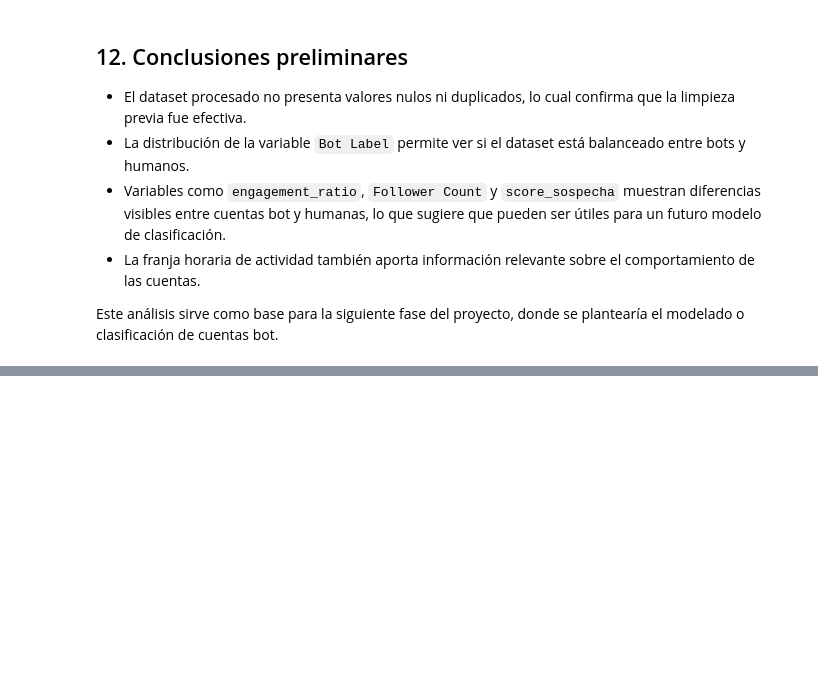
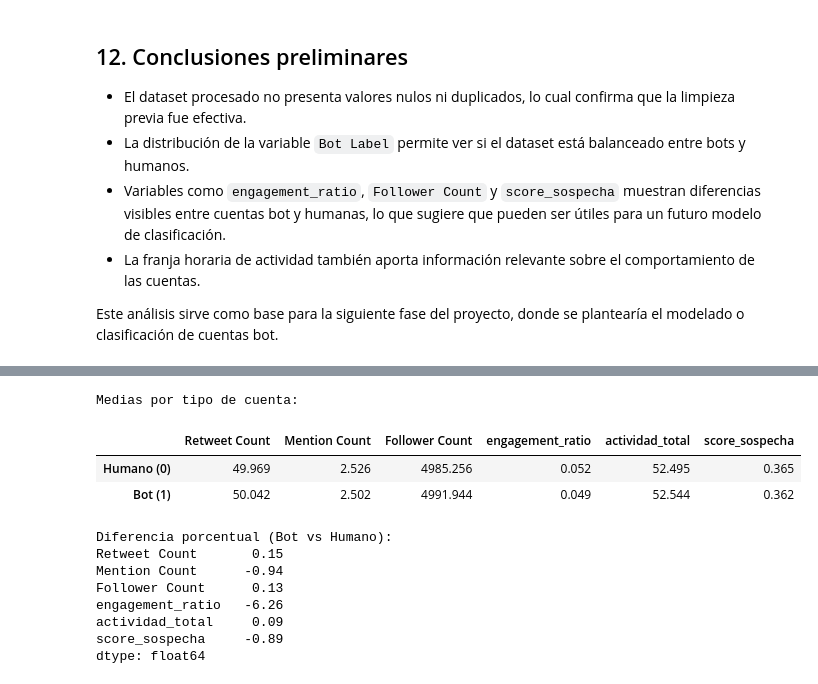
Before and after one commit to Clachar94/HumanBehaviorAI, a Jupyter notebook: notebooks/Fase4.ipynb, the cells around one changed output, grey strips where cells are left out. Cells and saved outputs as stored; diff of their text form; code cells hidden in the pictures; blank space fills up the shorter version.

```diff
--- a/notebooks/Fase4.ipynb
+++ b/notebooks/Fase4.ipynb
@@ -271,0 +310,28 @@ Este análisis sirve como base para la siguiente fase del proyecto, donde se pla
+# %%
+# Comparación de medias entre cuentas bot y humanas
+variables_clave = ["Retweet Count", "Mention Count", "Follower Count",
+                    "engagement_ratio", "actividad_total", "score_sospecha"]
+
+medias = df.groupby("Bot Label")[variables_clave].mean()
+medias.index = ["Humano (0)", "Bot (1)"]
+
+diferencia_pct = ((medias.loc["Bot (1)"] - medias.loc["Humano (0)"])
+                   / medias.loc["Humano (0)"] * 100).round(2)
+
+print("Medias por tipo de cuenta:")
+display(medias.round(3))
+print("\nDiferencia porcentual (Bot vs Humano):")
+print(diferencia_pct)
+# %% [output]
+Medias por tipo de cuenta:
+|  | Retweet Count | Mention Count | Follower Count | engagement_ratio | actividad_total | score_sospecha |
+| Humano (0) | 49.969 | 2.526 | 4985.256 | 0.052 | 52.495 | 0.365 |
+| Bot (1) | 50.042 | 2.502 | 4991.944 | 0.049 | 52.544 | 0.362 |
+Diferencia porcentual (Bot vs Humano):
+Retweet Count       0.15
+Mention Count      -0.94
+Follower Count      0.13
+engagement_ratio   -6.26
+actividad_total     0.09
+score_sospecha     -0.89
+dtype: float64
```
Also changed, not shown: parts of 8 cells of this notebook, 1 other file.
